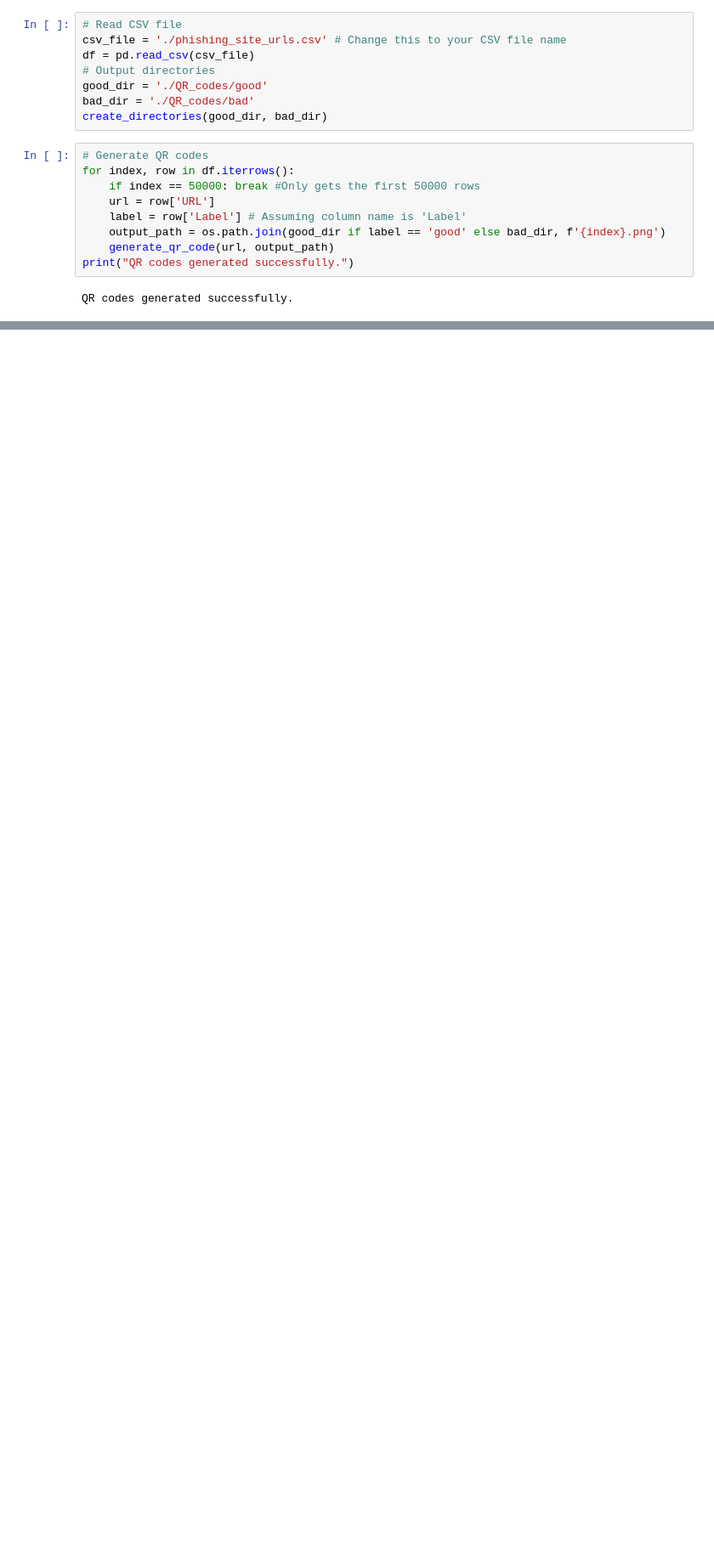
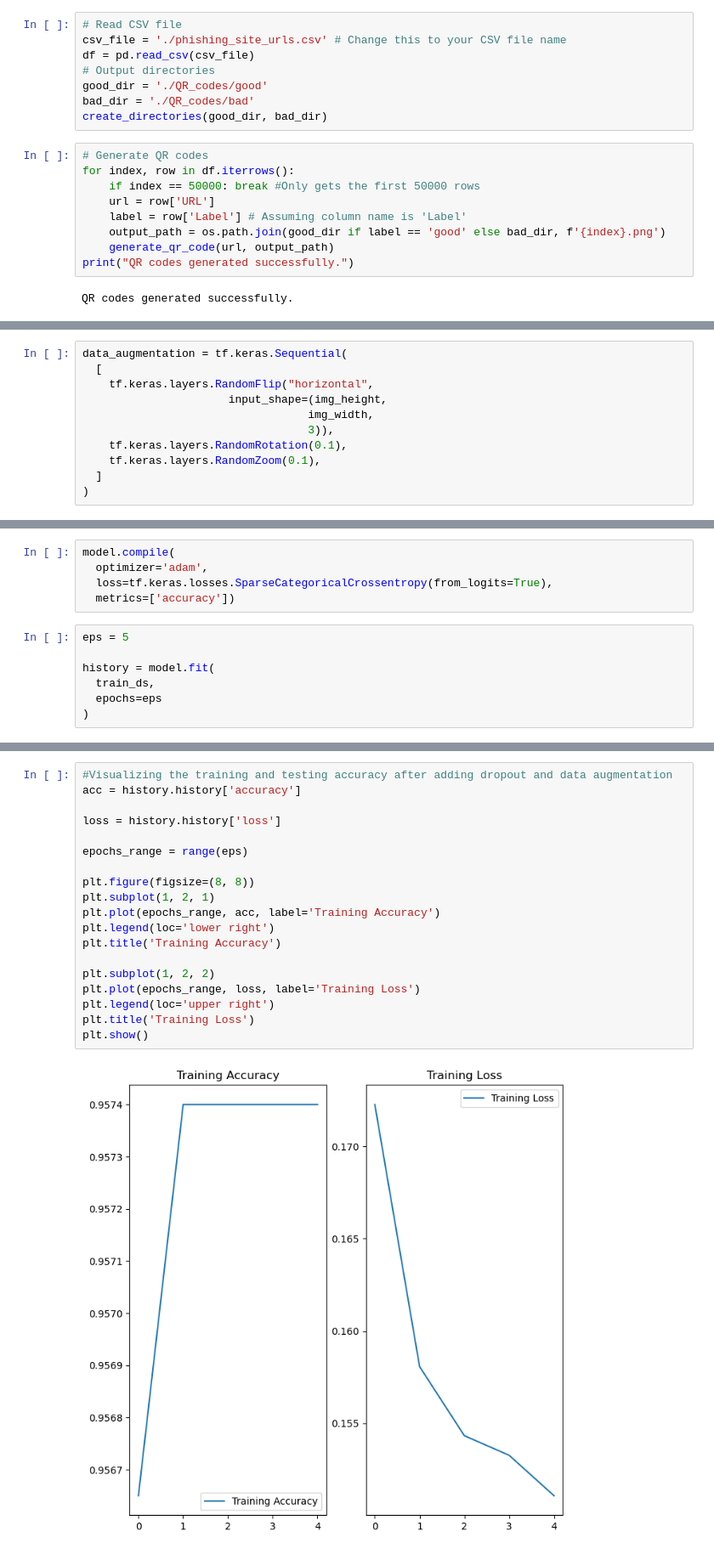
Before and after one commit to FattLlama/Phishing-QR-ML, a Jupyter notebook: machine.ipynb, the cells around one changed output, grey strips where cells are left out. Shown: that part at 85% size. Saved outputs shown, nothing was run; the diff lists cells and outputs as text; blank space fills up the shorter version.

```diff
--- a/machine.ipynb
+++ b/machine.ipynb
@@ -83,0 +89,11 @@ for image_batch, labels_batch in train_ds:
+# %%
+data_augmentation = tf.keras.Sequential(
+  [
+    tf.keras.layers.RandomFlip("horizontal",
+                      input_shape=(img_height,
+                                  img_width,
+                                  3)),
+    tf.keras.layers.RandomRotation(0.1),
+    tf.keras.layers.RandomZoom(0.1),
+  ]
+)
@@ -83,0 +115,12 @@ for image_batch, labels_batch in train_ds:
+# %%
+model.compile(
+  optimizer='adam',
+  loss=tf.keras.losses.SparseCategoricalCrossentropy(from_logits=True),
+  metrics=['accuracy'])
+# %%
+eps = 5
+
+history = model.fit(
+  train_ds,
+  epochs=eps
+)
@@ -83,0 +138,21 @@ for image_batch, labels_batch in train_ds:
+# %%
+#Visualizing the training and testing accuracy after adding dropout and data augmentation
+acc = history.history['accuracy']
+
+loss = history.history['loss']
+
+epochs_range = range(eps)
+
+plt.figure(figsize=(8, 8))
+plt.subplot(1, 2, 1)
+plt.plot(epochs_range, acc, label='Training Accuracy')
+plt.legend(loc='lower right')
+plt.title('Training Accuracy')
+
+plt.subplot(1, 2, 2)
+plt.plot(epochs_range, loss, label='Training Loss')
+plt.legend(loc='upper right')
+plt.title('Training Loss')
+plt.show()
+# %% [output]
+[figure, added]
```
Also changed, not shown: parts of 10 cells of this notebook.
